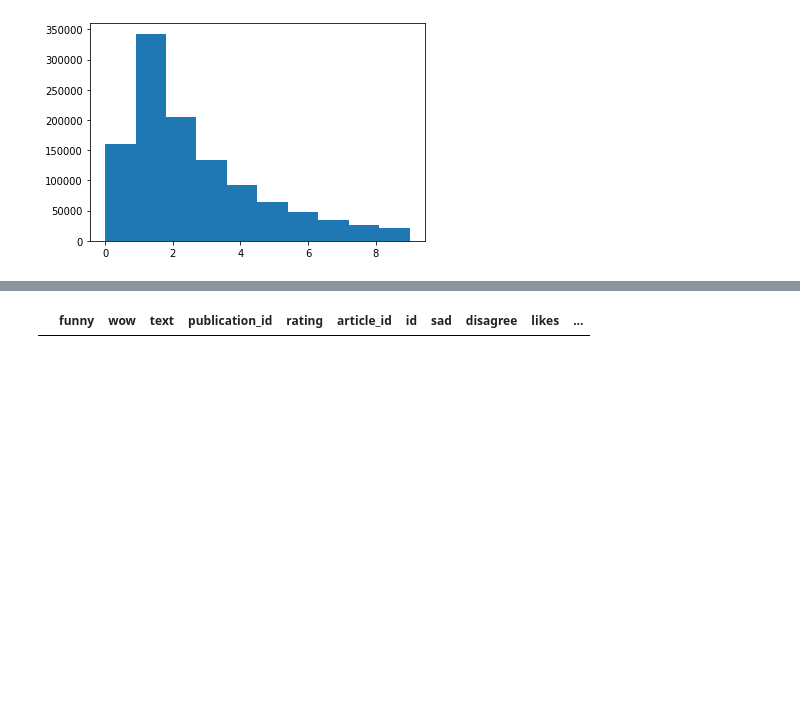
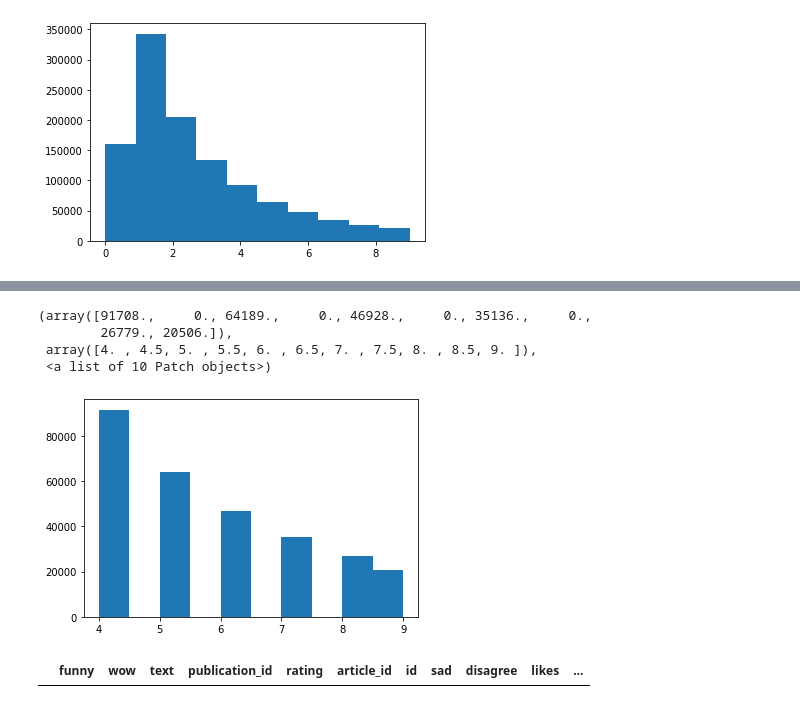
Before and after one commit to hberginc/Capstone2_temp_name, a Jupyter notebook: EDA.ipynb, the cells around one changed output, grey strips where cells are left out. Saved outputs shown, nothing was run; the diff lists cells and outputs as text; code cells hidden in the pictures; blank space fills up the shorter version.

```diff
--- a/EDA.ipynb
+++ b/EDA.ipynb
@@ -132,3 +135,12 @@ comments_df.likes.max()
+# %%
+comments_df[comments_df.likes>= 4].likes.describe()
+plt.hist(comments_df[(comments_df.likes>= 4) & (comments_df.likes<10)].likes)
+# %% [output]
+(array([91708.,     0., 64189.,     0., 46928.,     0., 35136.,     0.,
+        26779., 20506.]),
+ array([4. , 4.5, 5. , 5.5, 6. , 6.5, 7. , 7.5, 8. , 8.5, 9. ]),
+ <a list of 10 Patch objects>)
+[figure, added]
 # %%
 # %% [output]
 |  | funny | wow | text | publication_id | rating | article_id | id | sad | disagree | likes | ... |
```
Also changed, not shown: parts of 10 cells of this notebook, 2 other files.
